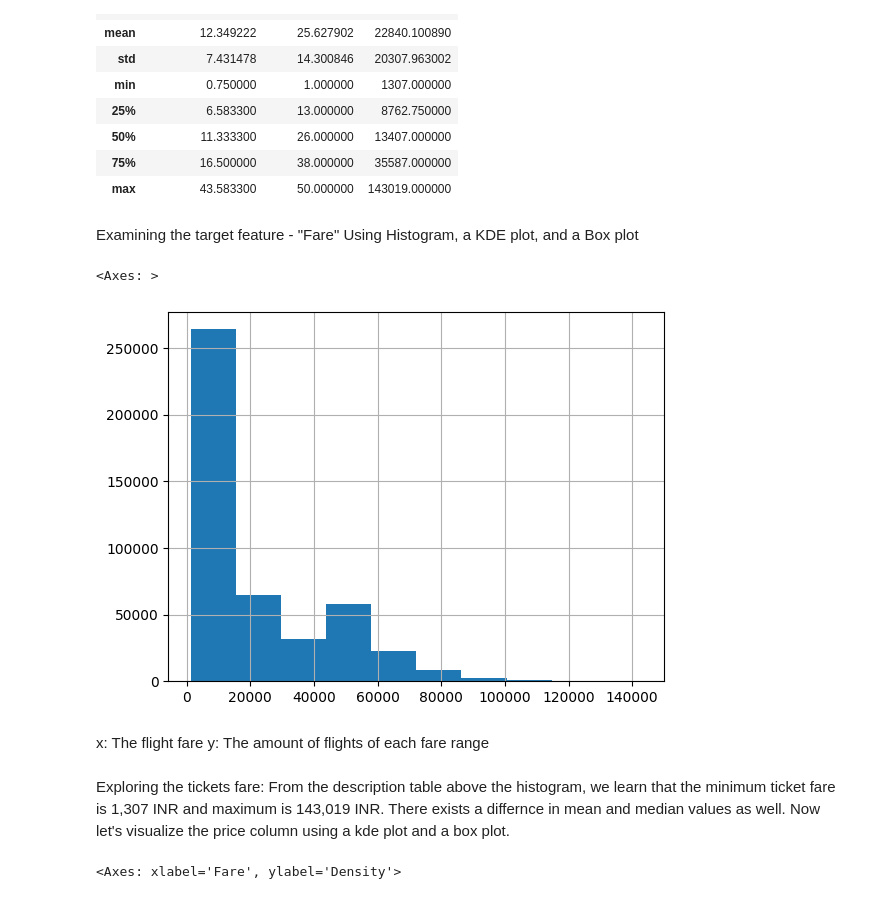
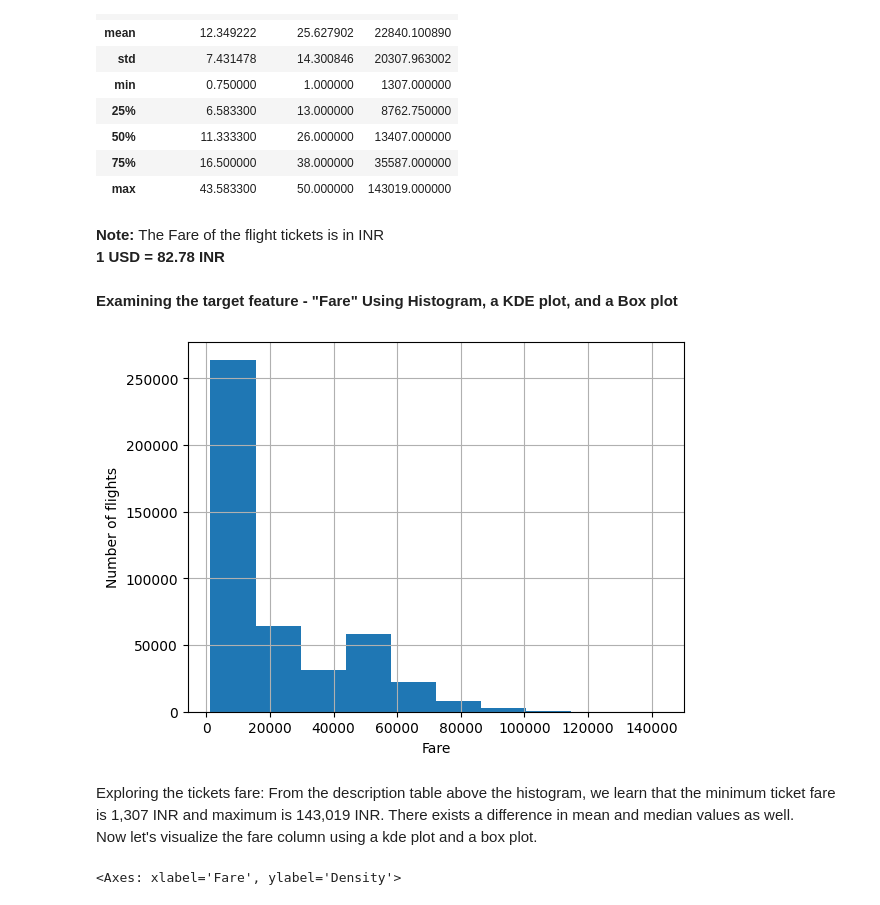
Before and after one commit to NoamGini/Tabular-data-science---Airfare, a Jupyter notebook: Pipline.ipynb, the cells around one changed output. Saved outputs shown, nothing was run; the diff lists cells and outputs as text; code cells hidden in the pictures.

```diff
--- a/Pipline.ipynb
+++ b/Pipline.ipynb
@@ -51,19 +56,26 @@ dtf.describe()
 | 50% | 11.333300 | 26.000000 | 13407.000000 |
 | 75% | 16.500000 | 38.000000 | 35587.000000 |
 | max | 43.583300 | 50.000000 | 143019.000000 |
+# %% [markdown]
+**Note:** The Fare of the flight tickets is in INR
+**1 USD = 82.78 INR**
 # %% [markdown]
-Examining the target feature - "Fare" Using Histogram, a KDE plot, and a Box plot
+**Examining the target feature - "Fare" Using Histogram, a KDE plot, and a Box plot**
 # %%
 dtf.Fare.hist()
+
+# Add labels to the x and y axes
+plt.xlabel('Fare')
+plt.ylabel('Number of flights')
+
+# Show the plot
+plt.show()
 # %% [output]
-<Axes: >
-[figure, old version]
+[figure, new version]
-# %% [markdown]
-x: The flight fare
-y: The amount of flights of each fare range
 # %% [markdown]
 Exploring the tickets fare:
-From the description table above the histogram, we learn that the minimum ticket fare is 1,307 INR and maximum is 143,019 INR. There exists a differnce in mean and median values as well. Now let's visualize the price column using a kde plot and a box plot.
+From the description table above the histogram, we learn that the minimum ticket fare is 1,307 INR and maximum is 143,019 INR. There exists a difference in mean and median values as well.
+Now let's visualize the fare column using a kde plot and a box plot.
 # %%
 sns.kdeplot(dtf.Fare)
 # %% [output]
```
Also changed, not shown: parts of 52 cells of this notebook.
